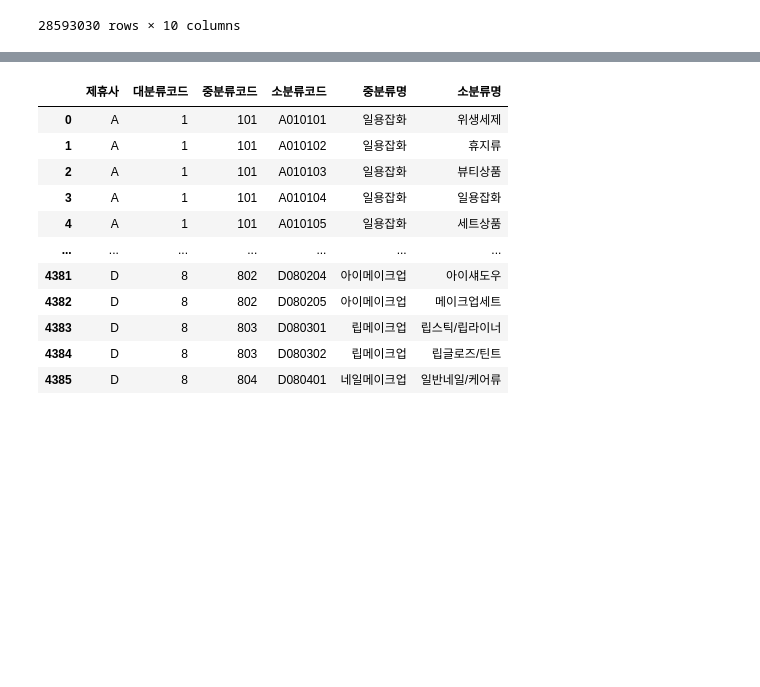
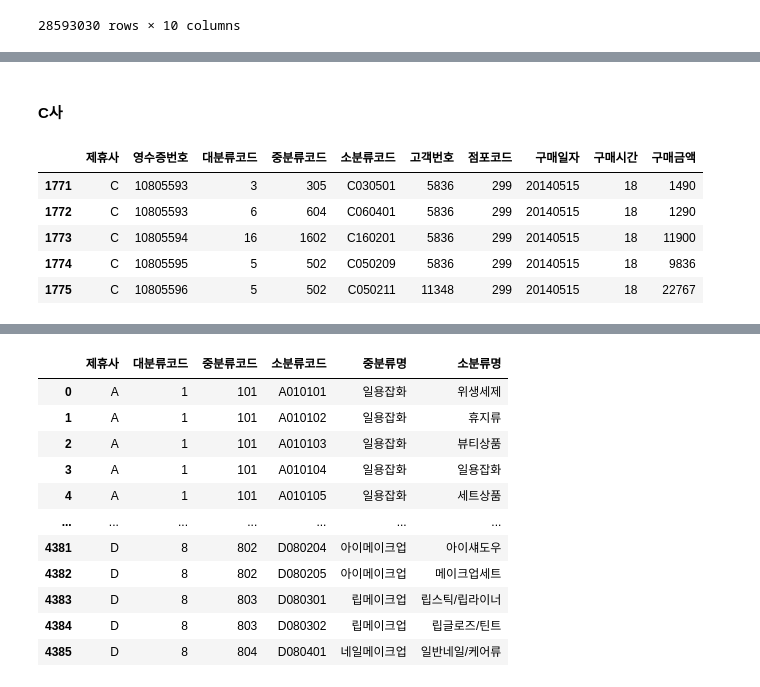
Before and after one commit to PKLH/cakd_LP, a Jupyter notebook: WorkSpace/Han/EDA.ipynb, the cells around one changed output, grey strips where cells are left out. Saved outputs shown, nothing was run; the diff lists cells and outputs as text; code cells hidden in the pictures; blank space fills up the shorter version.

```diff
--- a/WorkSpace/Han/EDA.ipynb
+++ b/WorkSpace/Han/EDA.ipynb
@@ -92,0 +296,12 @@ purprd
+# %% [markdown]
+#### C사
+# %%
+purprd_C = purprd[purprd.제휴사=='C']
+purprd_C.head()
+# %% [output]
+|  | 제휴사 | 영수증번호 | 대분류코드 | 중분류코드 | 소분류코드 | 고객번호 | 점포코드 | 구매일자 | 구매시간 | 구매금액 |
+| 1771 | C | 10805593 | 3 | 305 | C030501 | 5836 | 299 | 20140515 | 18 | 1490 |
+| 1772 | C | 10805593 | 6 | 604 | C060401 | 5836 | 299 | 20140515 | 18 | 1290 |
+| 1773 | C | 10805594 | 16 | 1602 | C160201 | 5836 | 299 | 20140515 | 18 | 11900 |
+| 1774 | C | 10805595 | 5 | 502 | C050209 | 5836 | 299 | 20140515 | 18 | 9836 |
+| 1775 | C | 10805596 | 5 | 502 | C050211 | 11348 | 299 | 20140515 | 18 | 22767 |
```
Also changed, not shown: parts of 111 cells of this notebook.
